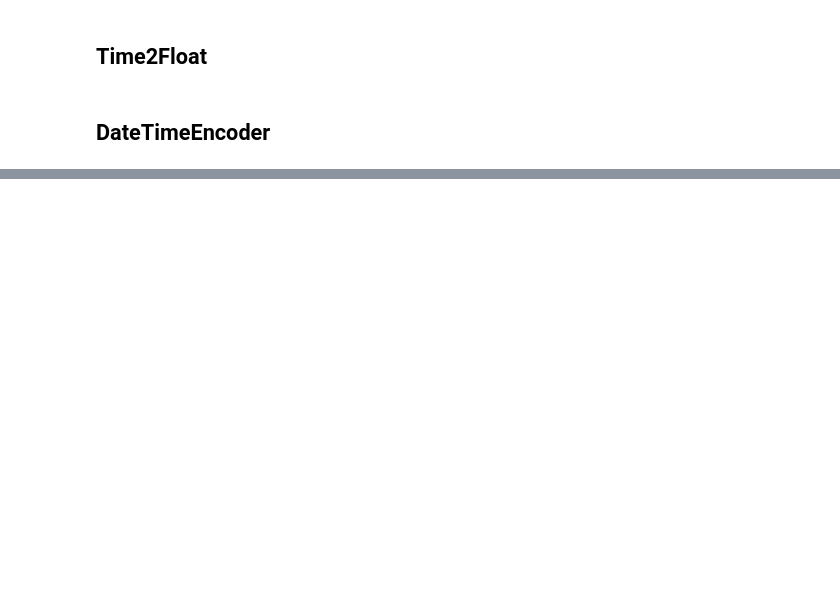
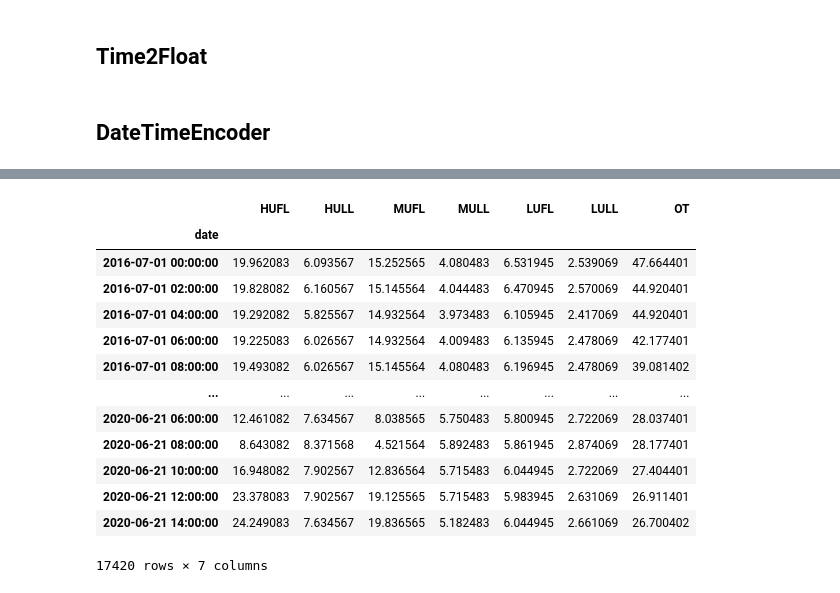
Before and after one commit to randolf-scholz/tsdm, a Jupyter notebook: dev/encoders/DataFrameEncoder.ipynb, the cells around one changed output, grey strips where cells are left out. Cells and saved outputs as stored; diff of their text form; code cells hidden in the pictures; blank space fills up the shorter version.

```diff
--- a/dev/encoders/DataFrameEncoder.ipynb
+++ b/dev/encoders/DataFrameEncoder.ipynb
@@ -400,0 +444,18 @@ torch.randn(3, 4).__module__
+# %%
+modified = encoded[0]*2 , encoded[1] + 1
+encoder.decode(modified)
+# %% [output]
+|  | HUFL | HULL | MUFL | MULL | LUFL | LULL | OT |
+| date |  |  |  |  |  |  |  |
+| 2016-07-01 00:00:00 | 19.962083 | 6.093567 | 15.252565 | 4.080483 | 6.531945 | 2.539069 | 47.664401 |
+| 2016-07-01 02:00:00 | 19.828082 | 6.160567 | 15.145564 | 4.044483 | 6.470945 | 2.570069 | 44.920401 |
+| 2016-07-01 04:00:00 | 19.292082 | 5.825567 | 14.932564 | 3.973483 | 6.105945 | 2.417069 | 44.920401 |
+| 2016-07-01 06:00:00 | 19.225083 | 6.026567 | 14.932564 | 4.009483 | 6.135945 | 2.478069 | 42.177401 |
+| 2016-07-01 08:00:00 | 19.493082 | 6.026567 | 15.145564 | 4.080483 | 6.196945 | 2.478069 | 39.081402 |
+| ... | ... | ... | ... | ... | ... | ... | ... |
+| 2020-06-21 06:00:00 | 12.461082 | 7.634567 | 8.038565 | 5.750483 | 5.800945 | 2.722069 | 28.037401 |
+| 2020-06-21 08:00:00 | 8.643082 | 8.371568 | 4.521564 | 5.892483 | 5.861945 | 2.874069 | 28.177401 |
+| 2020-06-21 10:00:00 | 16.948082 | 7.902567 | 12.836564 | 5.715483 | 6.044945 | 2.722069 | 27.404401 |
+| 2020-06-21 12:00:00 | 23.378083 | 7.902567 | 19.125565 | 5.715483 | 5.983945 | 2.631069 | 26.911401 |
+| 2020-06-21 14:00:00 | 24.249083 | 7.634567 | 19.836565 | 5.182483 | 6.044945 | 2.661069 | 26.700402 |
+17420 rows × 7 columns
```
Also changed, not shown: parts of 14 cells of this notebook, 2 other files.
